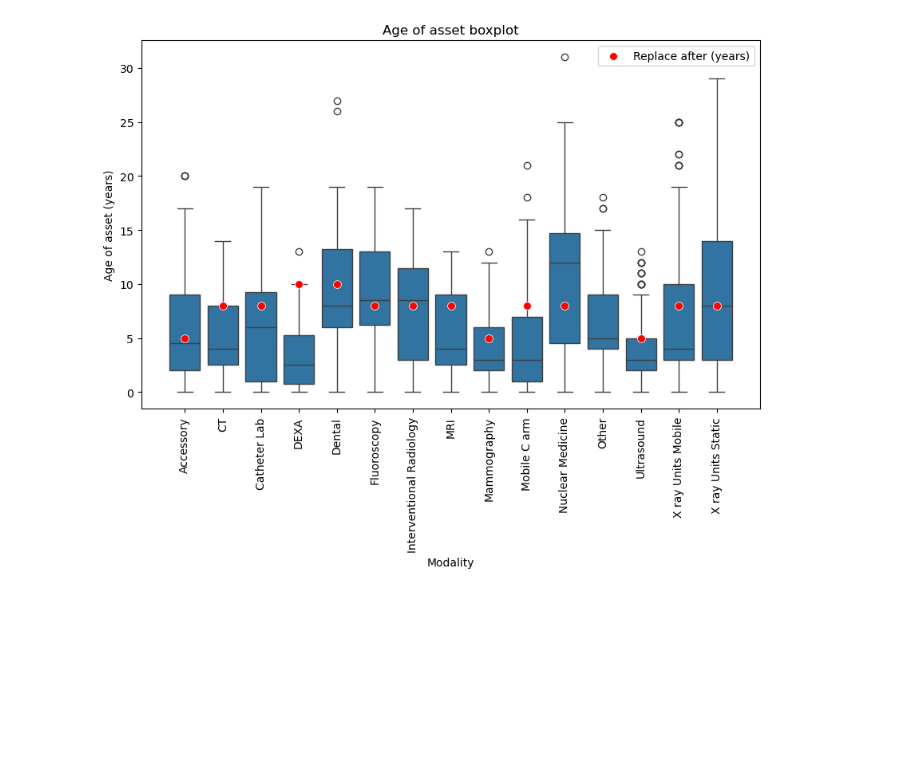
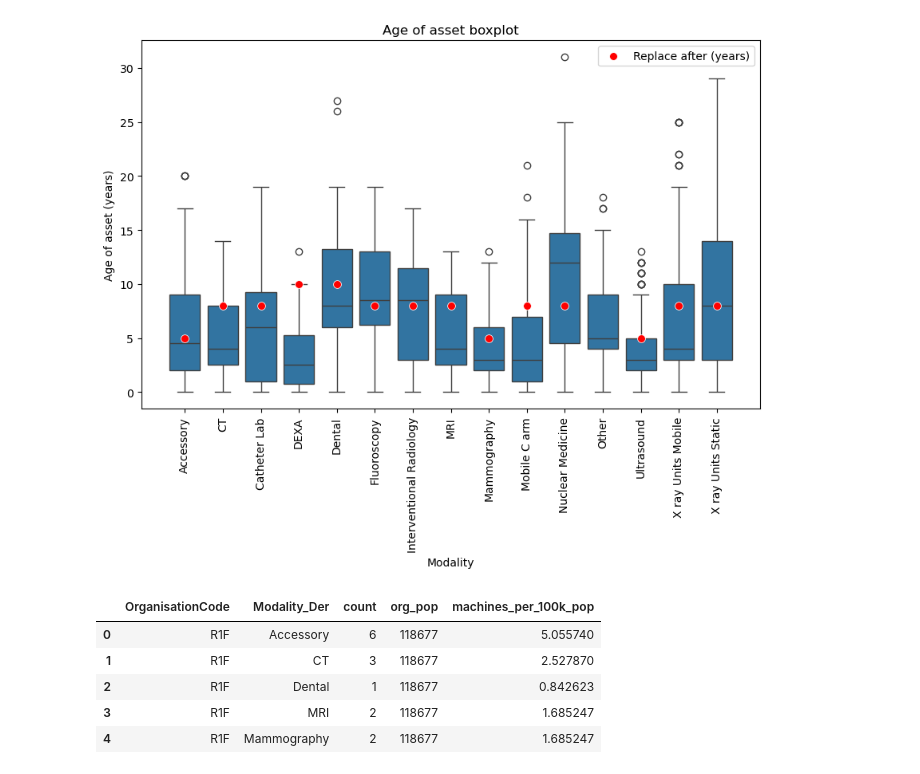
Before and after one commit to martindata999/imaging-assets-replacement, a Jupyter notebook: imaging-asset-replacement.ipynb, the cells around one changed output. Saved outputs shown, nothing was run; the diff lists cells and outputs as text; code cells hidden in the pictures; blank space fills up the shorter version.

```diff
--- a/imaging-asset-replacement.ipynb
+++ b/imaging-asset-replacement.ipynb
@@ -464,3 +464,49 @@ plt.show()
 # %% [output]
 The default of observed=False is deprecated and will be changed to True in a future version of pandas. Pass observed=False to retain current behavior or observed=True to adopt the future default and s ...
 [figure]
+# %%
+# bring in population by ICB data
+org_pop = {
+'RTK': 305788,
+'RXQ': 402331,
+'RN7': 286294,
+'RVV': 649593,
+'RXC': 340058,
+'RDU': 747635,
+'RN3': 354829,
+'RN5': 441864,
+'R1F': 118677,
+'RWF': 483060,
+'RPA': 321403,
+'RTH': 832002,
+'RHU': 577919,
+'RPC': 151985,
+'RHW': 450622,
+'RA2': 330330,
+'RHM': 639804,
+'RYR': 969329,
+'RTP': 347182,
+'RW1': 500000 #### PLACEHOLDER, NEEDS CHANGING
+}
+# %%
+# create by 100k pop analysis
+
+# Group data by org and modality
+df_pop = df.groupby(['OrganisationCode', 'Modality_Der']).count().reset_index()
+
+# Add pop data to the DataFrame
+df_pop['org_pop'] = df_pop.apply(lambda row: org_pop[(row['OrganisationCode'])], axis=1)
+
+# Drop columns and tidy up names
+df_pop = df_pop[['OrganisationCode', 'Modality_Der', 'OrganisationName', 'org_pop']]
+df_pop = df_pop.rename(columns={'OrganisationName': 'count'})
+
+# Create calculated field for machines by pop, then pivot
+df_pop['machines_per_100k_pop'] = df_pop['count'] / (df_pop['org_pop'] / 100000)
+# %% [output]
+|  | OrganisationCode | Modality_Der | count | org_pop | machines_per_100k_pop |
+| 0 | R1F | Accessory | 6 | 118677 | 5.055740 |
+| 1 | R1F | CT | 3 | 118677 | 2.527870 |
+| 2 | R1F | Dental | 1 | 118677 | 0.842623 |
+| 3 | R1F | MRI | 2 | 118677 | 1.685247 |
+| 4 | R1F | Mammography | 2 | 118677 | 1.685247 |
```
